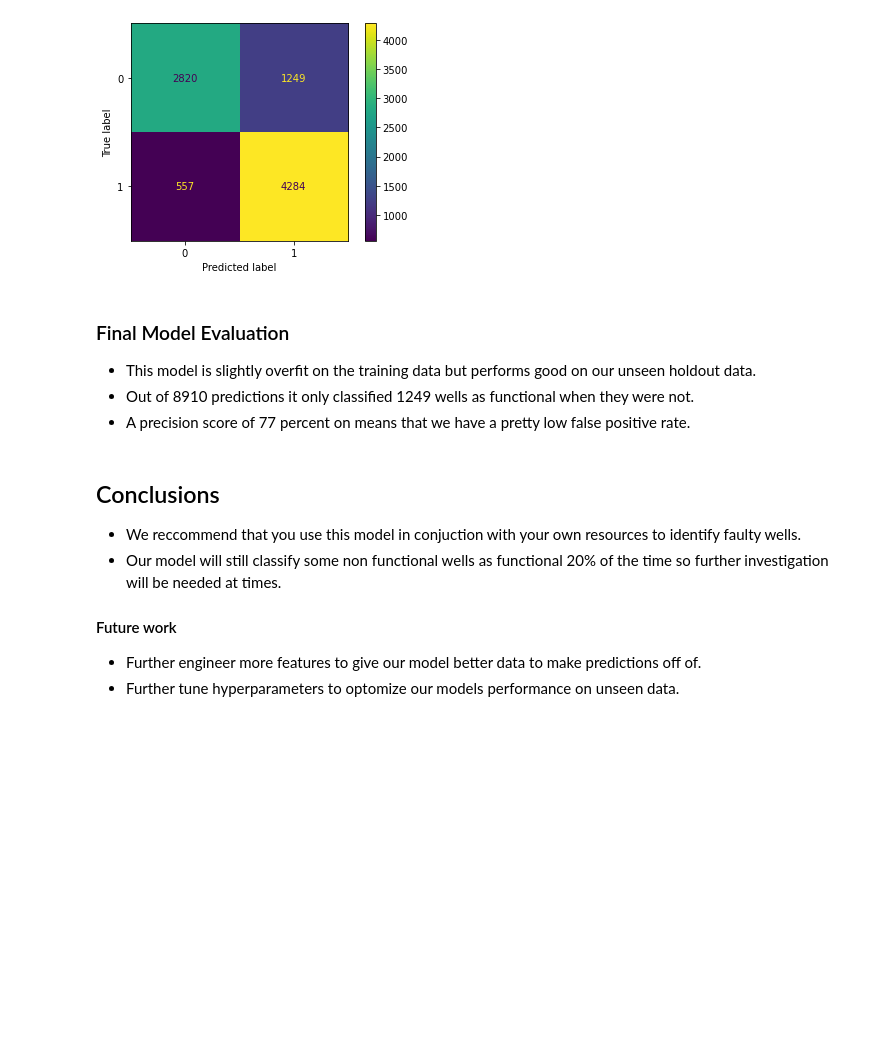
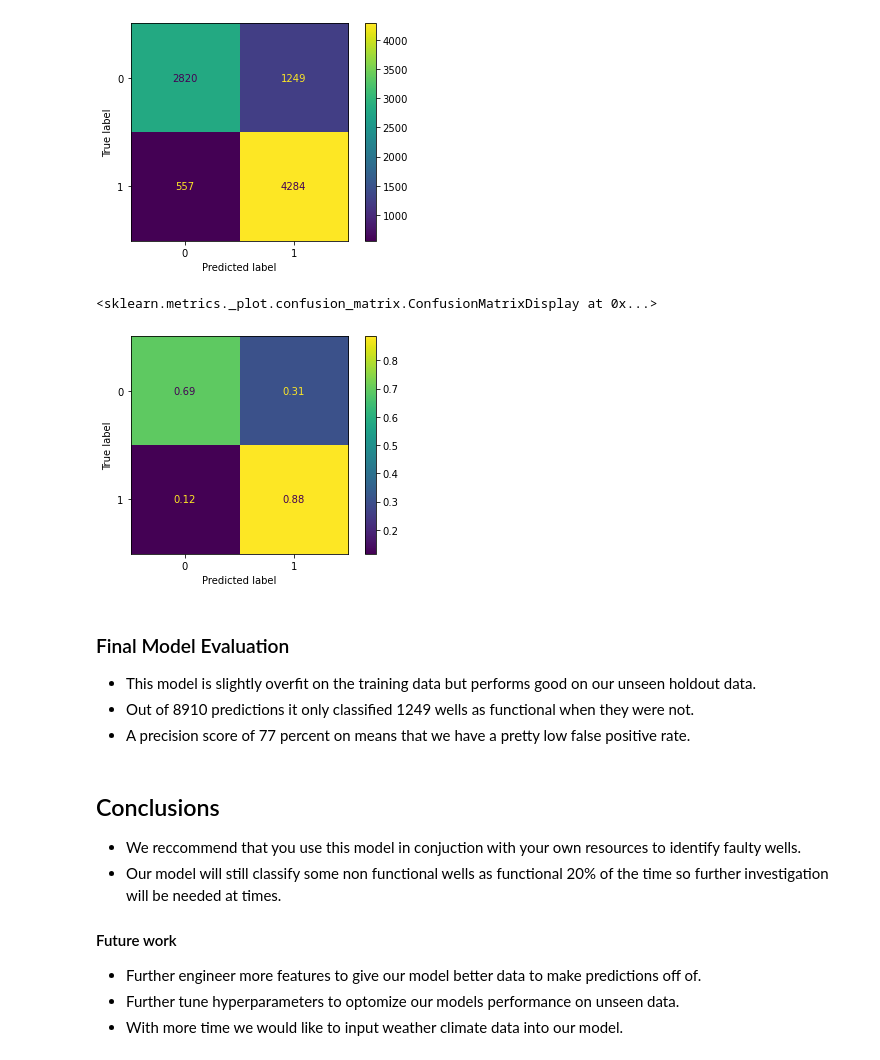
Before and after one commit to djs6478/Well-Project, a Jupyter notebook: Notebooks/final_notebook.ipynb, the cells around one changed output. Saved outputs shown, nothing was run; the diff lists cells and outputs as text; code cells hidden in the pictures; blank space fills up the shorter version.

```diff
--- a/Notebooks/final_notebook.ipynb
+++ b/Notebooks/final_notebook.ipynb
@@ -1243,6 +1240,11 @@ Test Recall: 0.8849411278661433
 Test F1-Score: 0.8259109311740891
 ROC-AUC: 0.8801763245622415
 [figure]
+# %%
+plot_confusion_matrix(xgb_tuned_2_final, X_hold, y_hold, normalize='true')
+# %% [output]
+<sklearn.metrics._plot.confusion_matrix.ConfusionMatrixDisplay at 0x...>
+[figure, added]
 # %% [markdown]
 ### Final Model Evaluation
 - This model is slightly overfit on the training data but performs good on our unseen holdout data.
@@ -1260,3 +1262,4 @@ ROC-AUC: 0.8801763245622415
 #### Future work
 - Further engineer more features to give our model better data to make predictions off of.
 - Further tune hyperparameters to optomize our models performance on unseen data.
+- With more time we would like to input weather climate data into our model.
```
Also changed, not shown: parts of 28 cells of this notebook.
